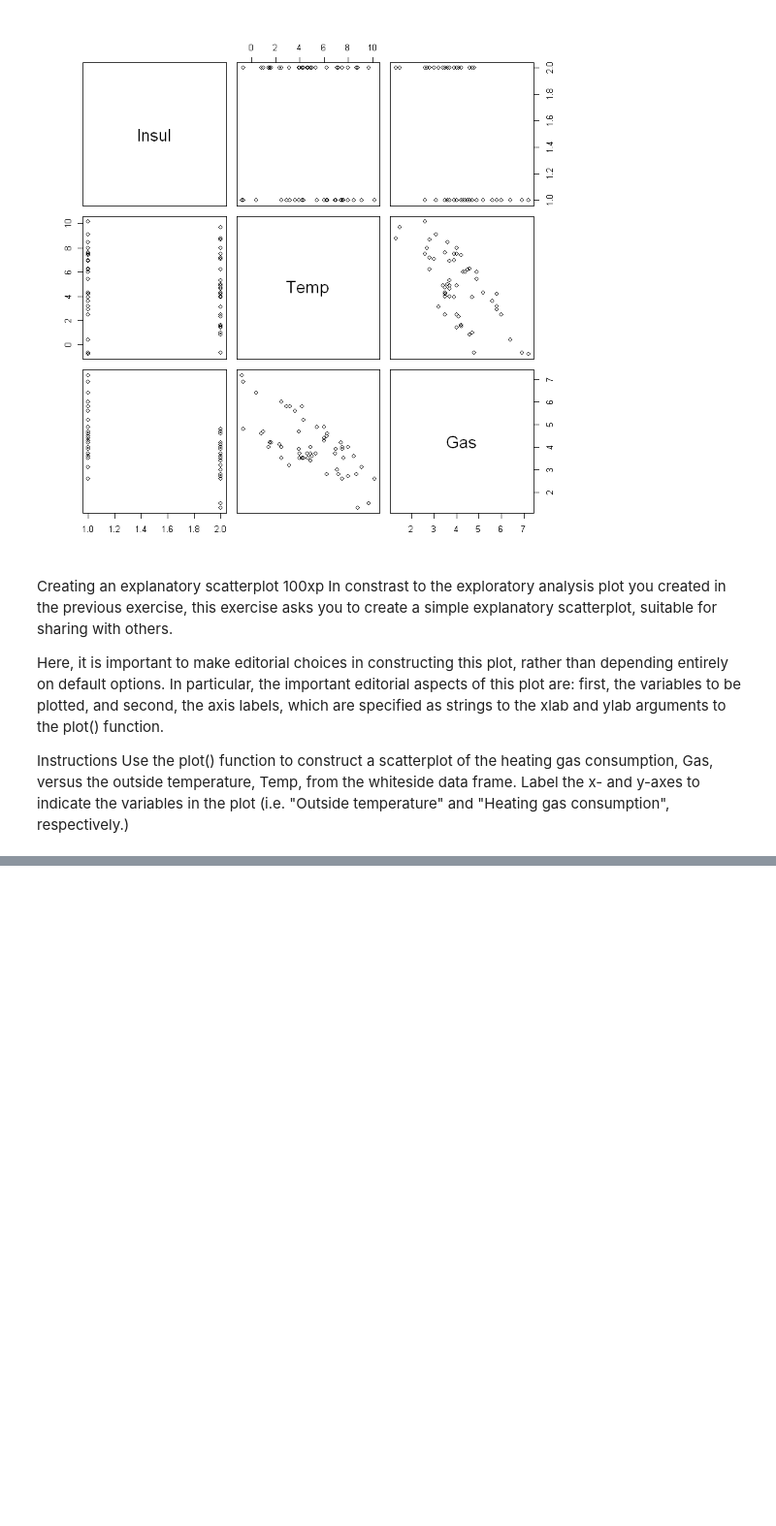
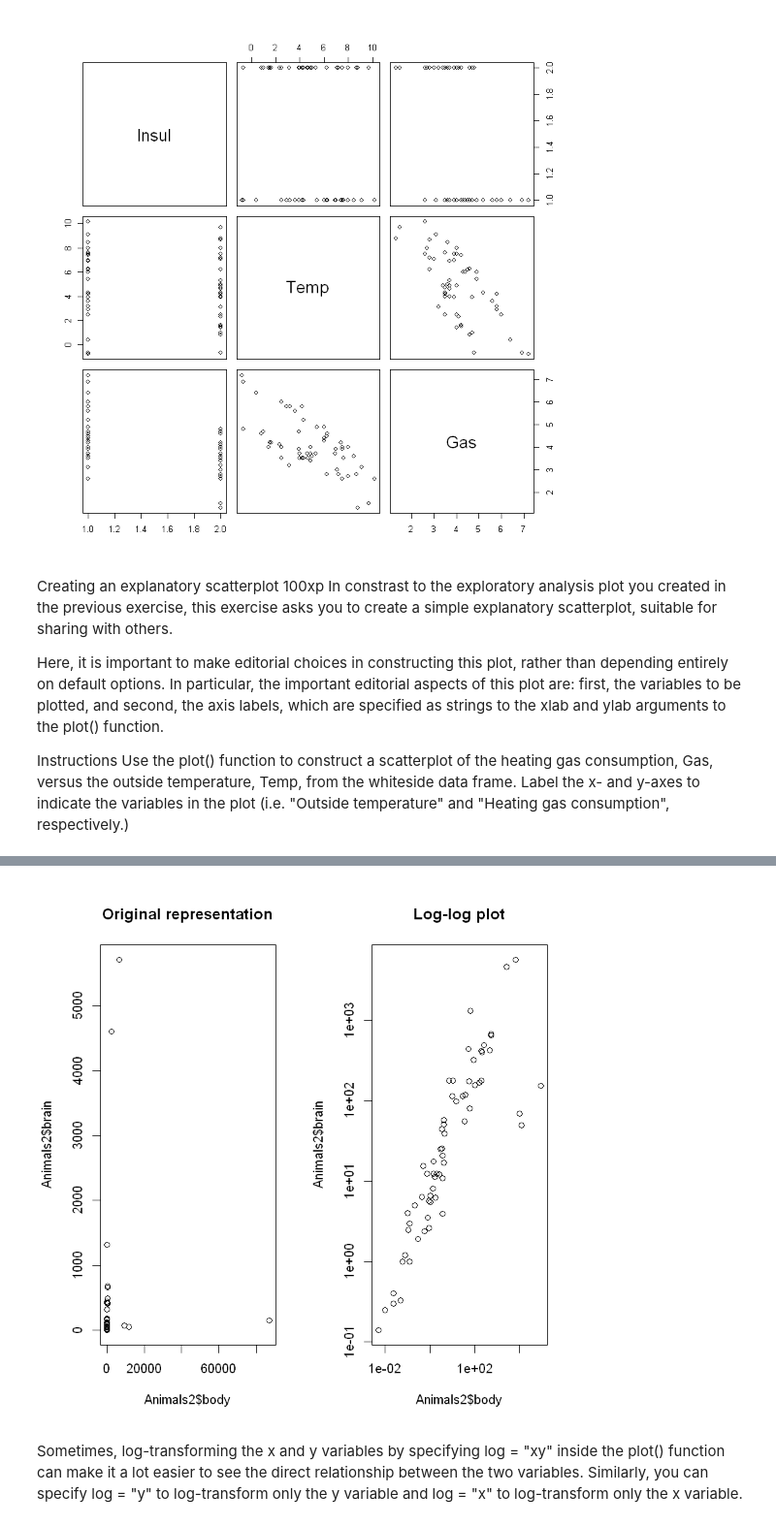
Before and after one commit to ContangoRango/DC-R, a Jupyter notebook: 111. Data Visualization in R/111. Data Visualization in R.ipynb, the cells around one changed output, grey strips where cells are left out. Shown at 97% size. Cells and saved outputs as stored; diff of their text form; code cells hidden in the pictures; blank space fills up the shorter version.

```diff
--- a/111. Data Visualization in R/111. Data Visualization in R.ipynb
+++ b/111. Data Visualization in R/111. Data Visualization in R.ipynb
@@ -32,0 +101,22 @@ Use the plot() function to construct a scatterplot of the heating gas consumptio
+# %%
+# Load the robustbase package
+library(robustbase)
+
+# Set up the side-by-side plot array
+par(mfrow = c(1,2))
+
+# First plot: brain vs. body in its original form
+plot(Animals2$body, Animals2$brain)
+
+# Add the first title
+title("Original representation")
+
+# Second plot: log-log plot of brain vs. body
+plot(Animals2$body, Animals2$brain, log="xy")
+
+# Add the second title
+title("Log-log plot")
+# %% [output]
+[figure, added]
+# %% [markdown]
+Sometimes, log-transforming the x and y variables by specifying log = "xy" inside the plot() function can make it a lot easier to see the direct relationship between the two variables. Similarly, you can specify log = "y" to log-transform only the y variable and log = "x" to log-transform only the x variable.
```
Also changed, not shown: parts of 123 cells of this notebook, 4 other files.
